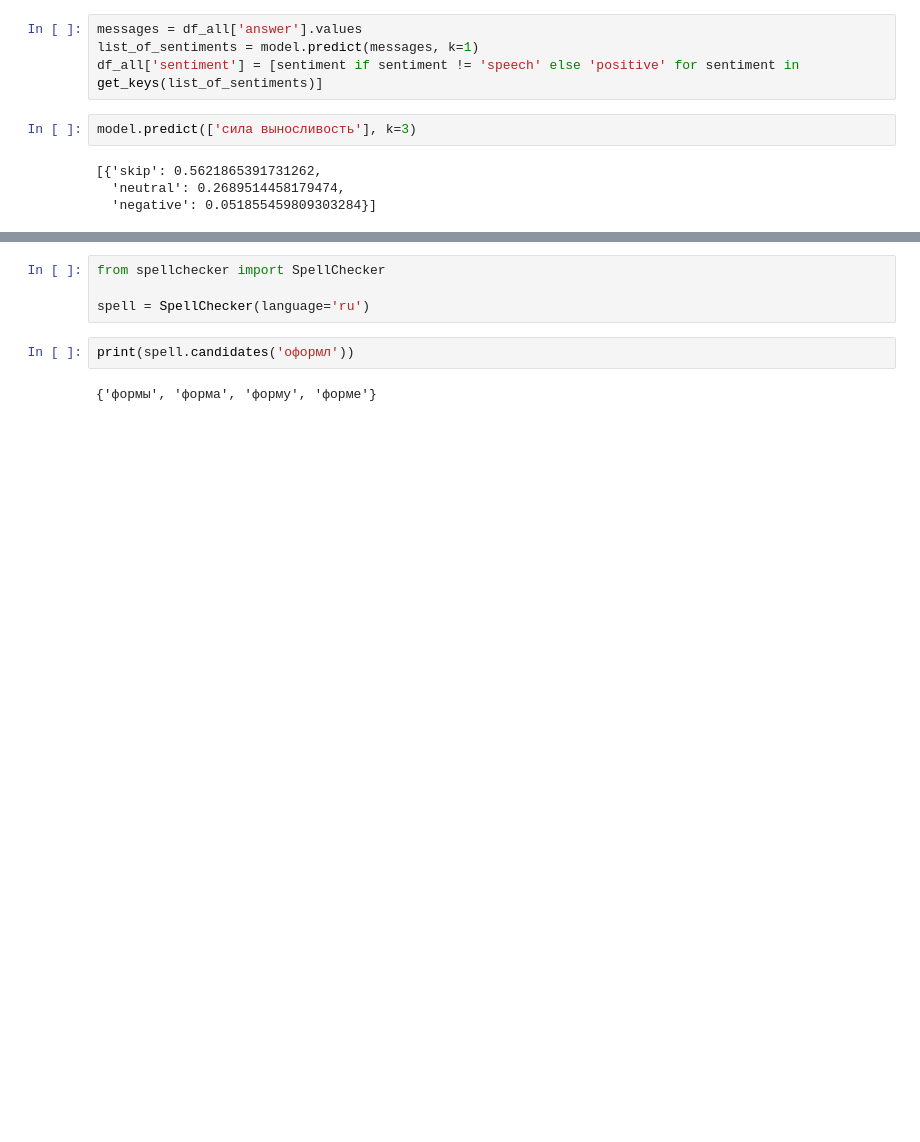
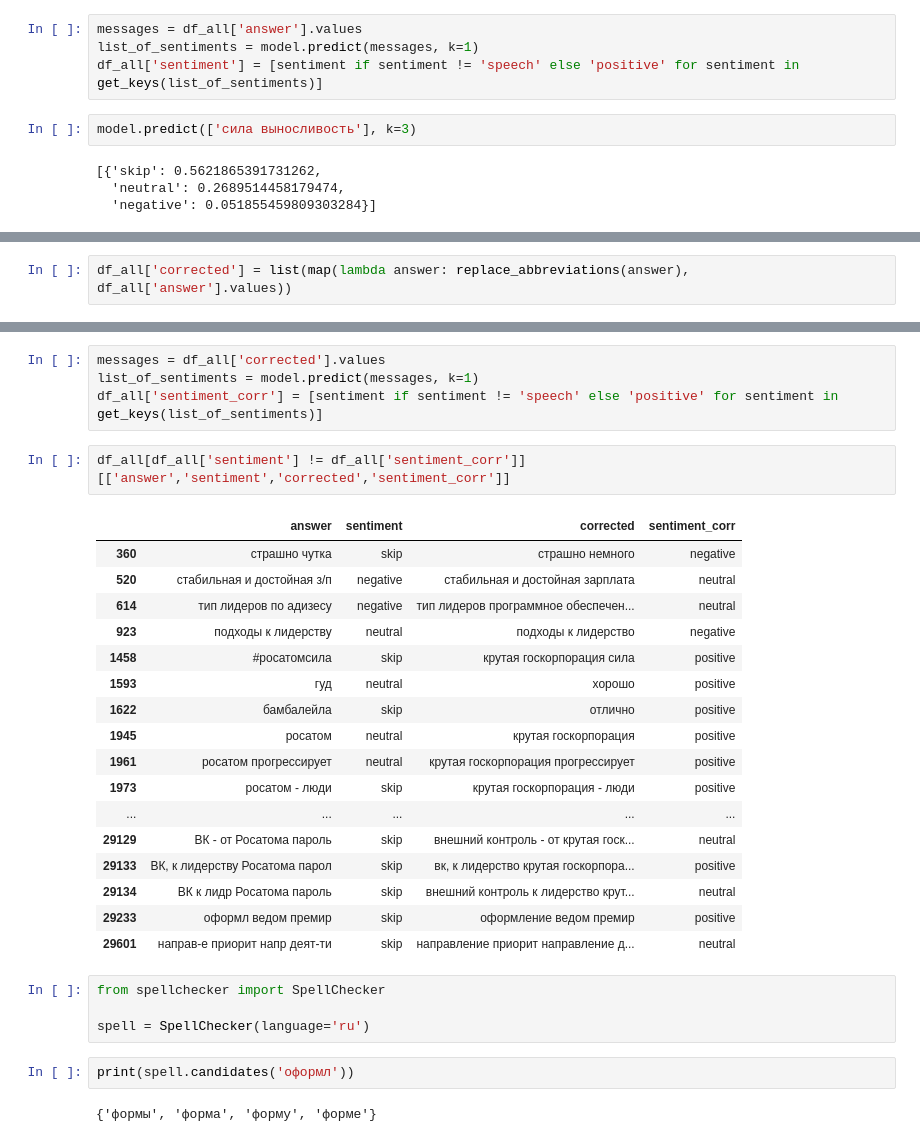
Before and after one commit to Spyke09/Hakaton-08-09-2023, a Jupyter notebook: src/Untitled.ipynb, the cells around one changed output, grey strips where cells are left out. Cells and saved outputs as stored; diff of their text form; blank space fills up the shorter version.

Commit message:
abbreviations

```diff
--- a/src/Untitled.ipynb
+++ b/src/Untitled.ipynb
@@ -129,0 +104,2 @@ df_all['question'].values[29233]
+# %%
+df_all['corrected'] = list(map(lambda answer: replace_abbreviations(answer), df_all['answer'].values))
@@ -130,3 +122,27 @@ df_all['question'].values[29233]
+# %%
+messages = df_all['corrected'].values
+list_of_sentiments = model.predict(messages, k=1)
+df_all['sentiment_corr'] = [sentiment if sentiment != 'speech' else 'positive' for sentiment in get_keys(list_of_sentiments)]
+# %%
+df_all[df_all['sentiment'] != df_all['sentiment_corr']][['answer','sentiment','corrected','sentiment_corr']]
+# %% [output]
+|  | answer | sentiment | corrected | sentiment_corr |
+| 360 | страшно чутка | skip | страшно немного | negative |
+| 520 | стабильная и достойная з/п | negative | стабильная и достойная зарплата | neutral |
+| 614 | тип лидеров по адизесу | negative | тип лидеров программное обеспечен... | neutral |
+| 923 | подходы к лидерству | neutral | подходы к лидерство | negative |
+| 1458 | #росатомсила | skip | крутая госкорпорация сила | positive |
+| 1593 | гуд | neutral | хорошо | positive |
+| 1622 | бамбалейла | skip | отлично | positive |
+| 1945 | росатом | neutral | крутая госкорпорация | positive |
+| 1961 | росатом прогрессирует | neutral | крутая госкорпорация прогрессирует | positive |
+| 1973 | росатом - люди | skip | крутая госкорпорация - люди | positive |
+| ... | ... | ... | ... | ... |
+| 29129 | ВК - от Росатома пароль | skip | внешний контроль - от крутая госк... | neutral |
+| 29133 | ВК, к лидерству Росатома парол | skip | вк, к лидерство крутая госкорпора... | positive |
+| 29134 | ВК к лидр Росатома пароль | skip | внешний контроль к лидерство крут... | neutral |
+| 29233 | оформл ведом премир | skip | оформление ведом премир | positive |
+| 29601 | направ-е приорит напр деят-ти | skip | направление приорит направление д... | neutral |
 # %%
 from spellchecker import SpellChecker
 
```
Also changed, not shown: parts of 6 cells of this notebook, 1 other file.
